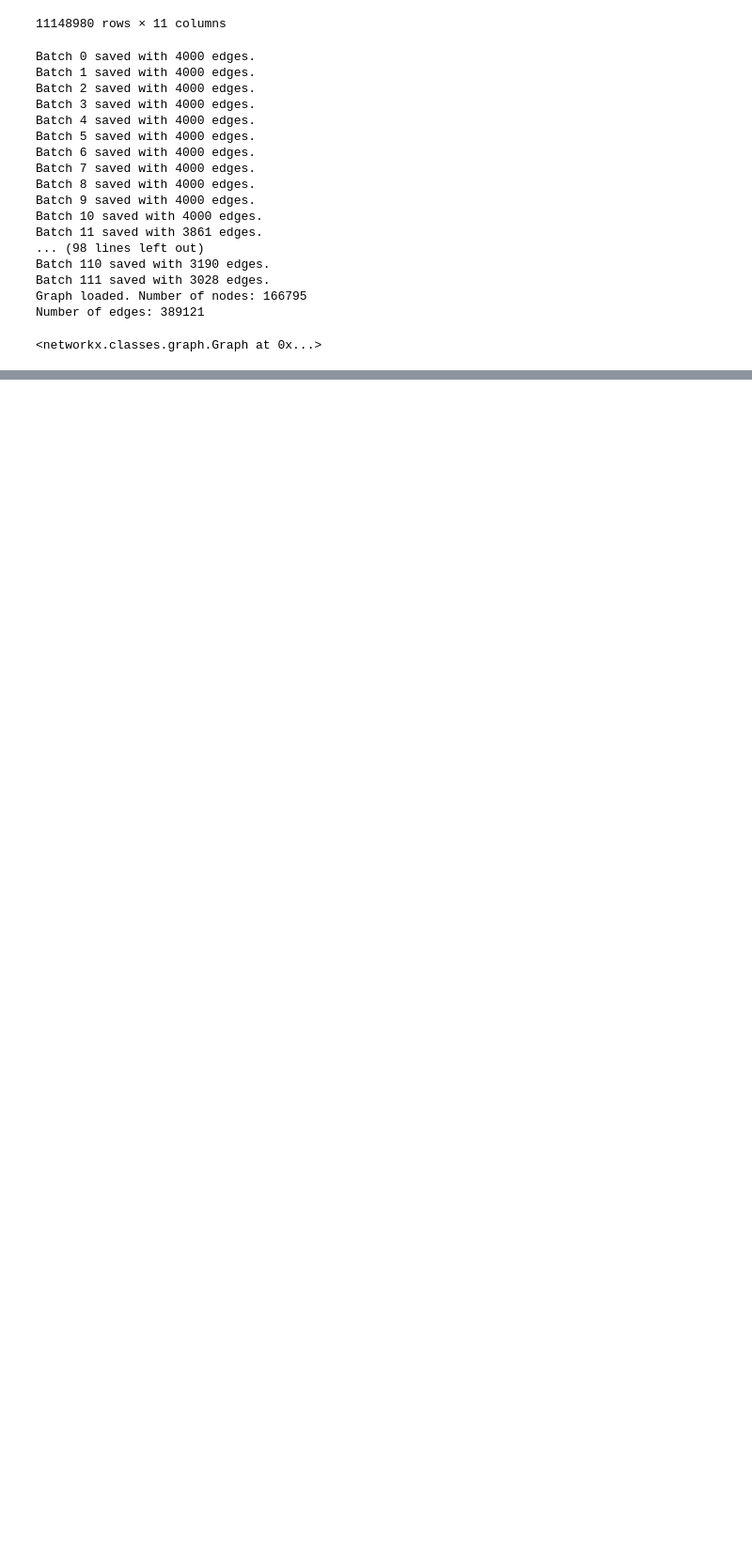
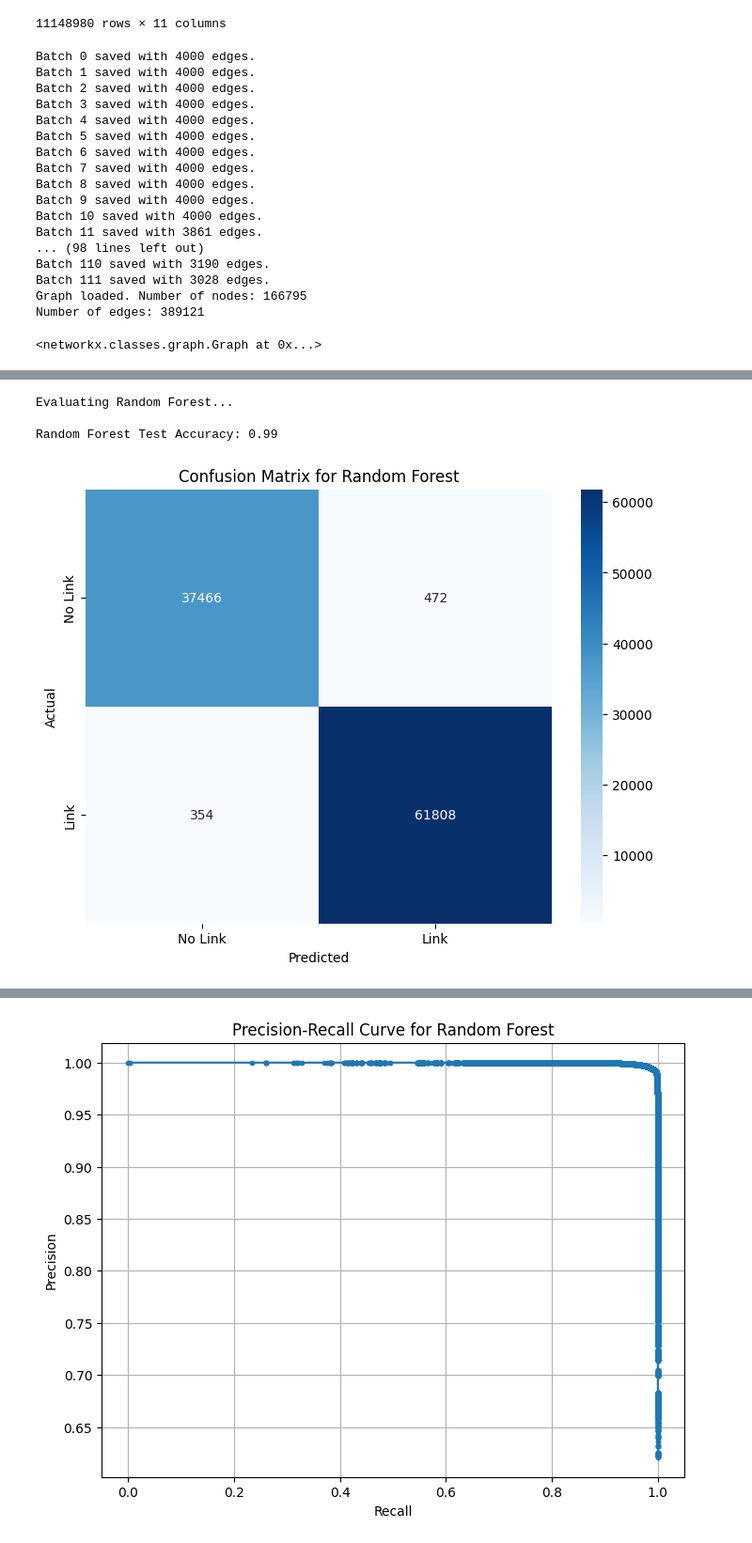
Before and after one commit to kaushikar11/tweets-on-covid-social-network-analysis, a Jupyter notebook: tweets-on-covid19-SNA.ipynb, the cells around one changed output, grey strips where cells are left out. Shown at 94% size. Saved outputs shown, nothing was run; the diff lists cells and outputs as text; code cells hidden in the pictures; blank space fills up the shorter version.

Commit message:
Kaggle Notebook | TWEETS-ON-COVID-SNA | Version 15

```diff
--- a/tweets-on-covid19-SNA.ipynb
+++ b/tweets-on-covid19-SNA.ipynb
@@ -286,0 +307,3 @@ Top 5 nodes by Degree Centrality in Preferential Attachment Graph: [0, 1, 7, 6,
+# %%
+import pandas as pd
+covid_df = pd.read_csv('/kaggle/input/tweets-on-covid/tweetid_userid_keyword_sentiments_emotions_India.csv')
@@ -286,0 +417,71 @@ Top 5 nodes by Degree Centrality in Preferential Attachment Graph: [0, 1, 7, 6,
+# %%
+from sklearn.ensemble import RandomForestClassifier, GradientBoostingClassifier
+from sklearn.neighbors import KNeighborsClassifier
+from sklearn.metrics import confusion_matrix, classification_report, precision_recall_curve
+from sklearn.model_selection import learning_curve
+import matplotlib.pyplot as plt
+import seaborn as sns
+import numpy as np
+
+# Define models to be evaluated
+models = {
+    'Random Forest': RandomForestClassifier(n_estimators=50, max_depth=10),
+    'Gradient Boosting': GradientBoostingClassifier(n_estimators=100, random_state=42),
+    'K-Nearest Neighbors': KNeighborsClassifier(n_neighbors=5)
+}
+
+# Loop through the models
+for name, clf in models.items():
+    print(f"\nEvaluating {name}...\n")
+
+    # Train the model
+    clf.fit(X_train, y_train)
+
+    # Test accuracy
+    test_accuracy = clf.score(X_test, y_test)
+    print(f"{name} Test Accuracy: {test_accuracy:.2f}")
+
+    # Predictions
+    y_pred = clf.predict(X_test)
+
+    # Confusion Matrix
+    cm = confusion_matrix(y_test, y_pred)
+    plt.figure(figsize=(8, 6))
+    sns.heatmap(cm, annot=True, fmt='d', cmap='Blues', xticklabels=['No Link', 'Link'], yticklabels=['No Link', 'Link'])
+    plt.ylabel('Actual')
+    plt.xlabel('Predicted')
+    plt.title(f'Confusion Matrix for {name}')
+    plt.show()
+
+    # Classification Report
+    report = classification_report(y_test, y_pred, target_names=['No Link', 'Link'])
+    print(f"Classification Report for {name}:\n{report}\n")
+
+    # Precision-Recall Curve
+    if hasattr(clf, "predict_proba"):  # Not all models (like SVM) have predict_proba
+        y_pred_proba = clf.predict_proba(X_test)[:, 1]
+        precision, recall, _ = precision_recall_curve(y_test, y_pred_proba)
+        plt.figure(figsize=(8, 6))
+        plt.plot(recall, precision, marker='.')
+        plt.xlabel('Recall')
+        plt.ylabel('Precision')
+        plt.title(f'Precision-Recall Curve for {name}')
+        plt.grid()
+        plt.show()
+
+    # Learning Curve
+    train_sizes, train_scores, test_scores = learning_curve(clf, X, y, cv=3, n_jobs=-1, train_sizes=np.linspace(0.1, 1.0, 5))
+    plt.figure(figsize=(10, 6))
+    plt.plot(train_sizes, np.mean(train_scores, axis=1), 'o-', color='r', label='Training score')
+    plt.plot(train_sizes, np.mean(test_scores, axis=1), 'o-', color='g', label='Cross-validation score')
+    plt.xlabel('Training Size')
+    plt.ylabel('Score')
+    plt.title(f'Learning Curve for {name}')
+    plt.legend(loc='best')
+    plt.grid()
+    plt.show()
+# %% [output]
+Evaluating Random Forest...
+
+Random Forest Test Accuracy: 0.99
+[figure, added]
@@ -286,0 +497 @@ Top 5 nodes by Degree Centrality in Preferential Attachment Graph: [0, 1, 7, 6,
+[figure, added]
```
Also changed, not shown: parts of 12 cells of this notebook.
